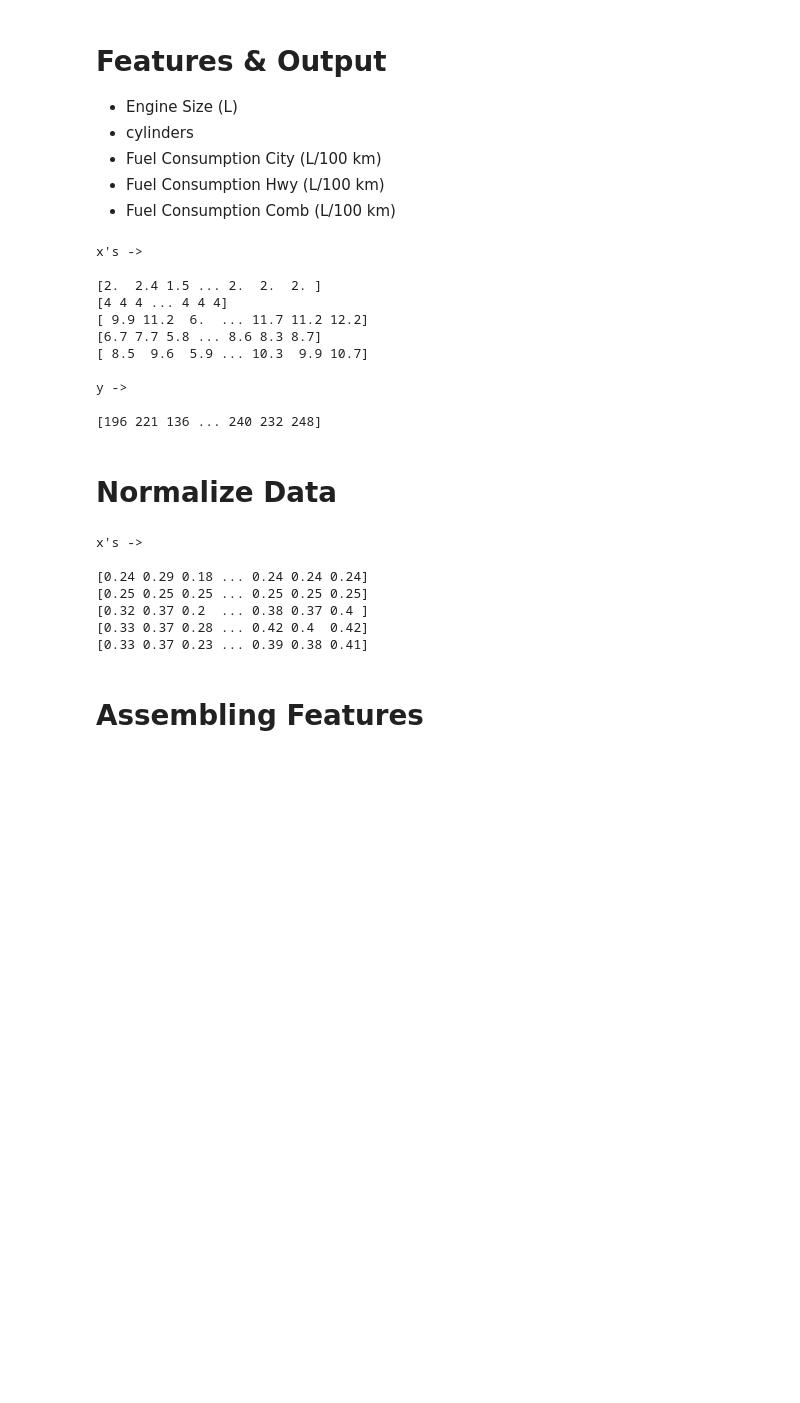
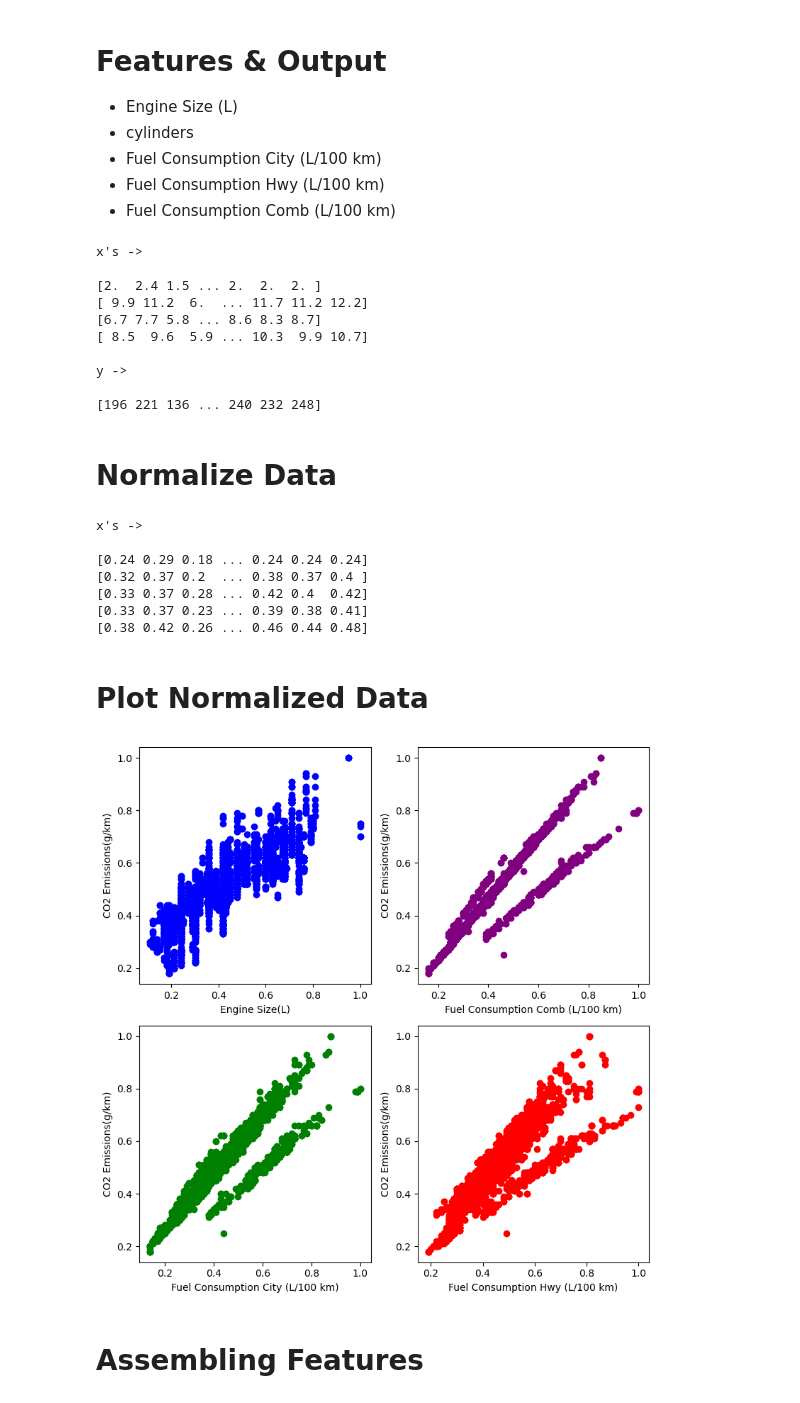
Before and after one commit to SamimSn/CO2-emission-prediction-Multiple-Linear-Regression, a Jupyter notebook: co2_emission_model.ipynb, the cells around one changed output. Saved outputs shown, nothing was run; the diff lists cells and outputs as text; code cells hidden in the pictures; blank space fills up the shorter version.

```diff
--- a/co2_emission_model.ipynb
+++ b/co2_emission_model.ipynb
@@ -30,18 +30,16 @@ data.head(10)
 - Fuel Consumption Comb (L/100 km)
 # %%
 x1 = np.array(data["Engine Size(L)"])
-x2 = np.array(data["Cylinders"])
-x3 = np.array(data["Fuel Consumption City (L/100 km)"])
-x4 = np.array(data["Fuel Consumption Hwy (L/100 km)"])
-x5 = np.array(data["Fuel Consumption Comb (L/100 km)"])
+x2 = np.array(data["Fuel Consumption City (L/100 km)"])
+x3 = np.array(data["Fuel Consumption Hwy (L/100 km)"])
+x4 = np.array(data["Fuel Consumption Comb (L/100 km)"])
 y = np.array(data["CO2 Emissions(g/km)"])
-print(f"x's ->\n\n{x1}\n{x2}\n{x3}\n{x4}\n{x5}\n", end="\n")
+print(f"x's ->\n\n{x1}\n{x2}\n{x3}\n{x4}\n", end="\n")
 print(f"y ->\n\n{y}")
 # %% [output]
 x's ->
 
 [2.  2.4 1.5 ... 2.  2.  2. ]
-[4 4 4 ... 4 4 4]
 [ 9.9 11.2  6.  ... 11.7 11.2 12.2]
 [6.7 7.7 5.8 ... 8.6 8.3 8.7]
 [ 8.5  9.6  5.9 ... 10.3  9.9 10.7]
@@ -63,17 +61,42 @@ x1_normalized = np.array(normalize(x1))
 x2_normalized = np.array(normalize(x2))
 x3_normalized = np.array(normalize(x3))
 x4_normalized = np.array(normalize(x4))
-x5_normalized = np.array(normalize(x5))
+y_normalized = np.array(normalize(y))
 
-print(f"x's ->\n\n{x1_normalized}\n{x2_normalized}\n{x3_normalized}\n{x4_normalized}\n{x5_normalized}\n")
+print(f"x's ->\n\n{x1_normalized}\n{x2_normalized}\n{x3_normalized}\n{x4_normalized}\n{y_normalized}")
 # %% [output]
 x's ->
 
 [0.24 0.29 0.18 ... 0.24 0.24 0.24]
-[0.25 0.25 0.25 ... 0.25 0.25 0.25]
 [0.32 0.37 0.2  ... 0.38 0.37 0.4 ]
 [0.33 0.37 0.28 ... 0.42 0.4  0.42]
 [0.33 0.37 0.23 ... 0.39 0.38 0.41]
+[0.38 0.42 0.26 ... 0.46 0.44 0.48]
+# %% [markdown]
+# Plot Normalized Data
+# %%
+fig, axs = plt.subplots(2, 2, figsize=(8, 8))
+
+axs[0, 0].set_xlabel("Engine Size(L)")
+axs[0, 0].set_ylabel("CO2 Emissions(g/km)")
+axs[0, 0].plot(x1_normalized, y_normalized, "o", color="blue")
+
+axs[1, 0].set_xlabel("Fuel Consumption City (L/100 km)")
+axs[1, 0].set_ylabel("CO2 Emissions(g/km)")
+axs[1, 0].plot(x2_normalized, y_normalized, "o", color="green")
+
+axs[1, 1].set_xlabel("Fuel Consumption Hwy (L/100 km)")
+axs[1, 1].set_ylabel("CO2 Emissions(g/km)")
+axs[1, 1].plot(x3_normalized, y_normalized, "o", color="red")
+
+axs[0, 1].set_xlabel("Fuel Consumption Comb (L/100 km)")
+axs[0, 1].set_ylabel("CO2 Emissions(g/km)")
+axs[0, 1].plot(x4_normalized, y_normalized, "o", color="purple")
+
+plt.tight_layout()
+plt.show()
+# %% [output]
+[figure, added]
 # %% [markdown]
 # Assembling Features
 # %%
```
Also changed, not shown: parts of 9 cells of this notebook.
